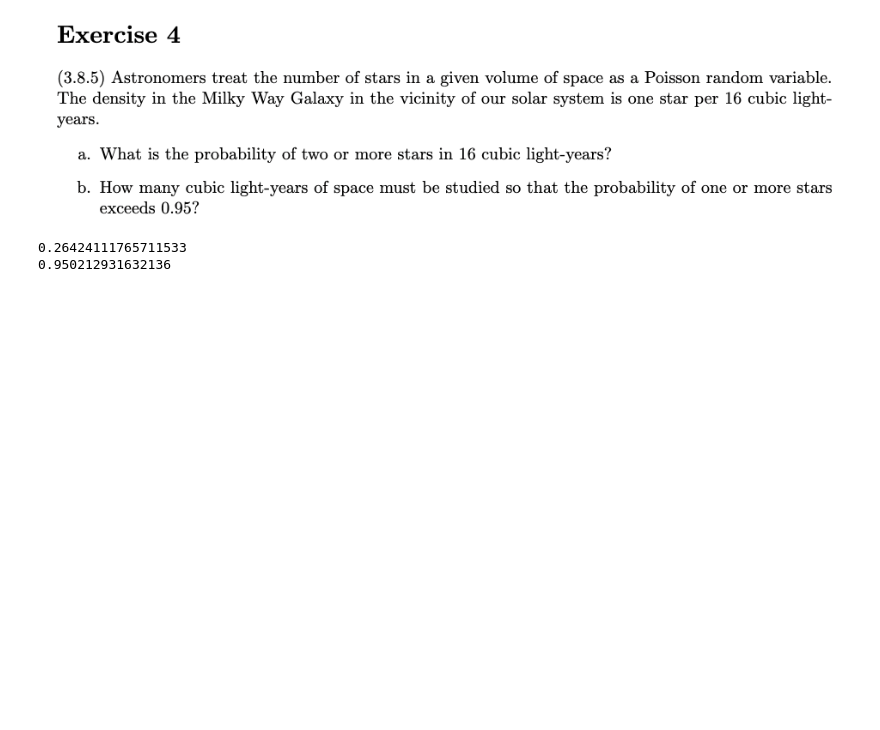
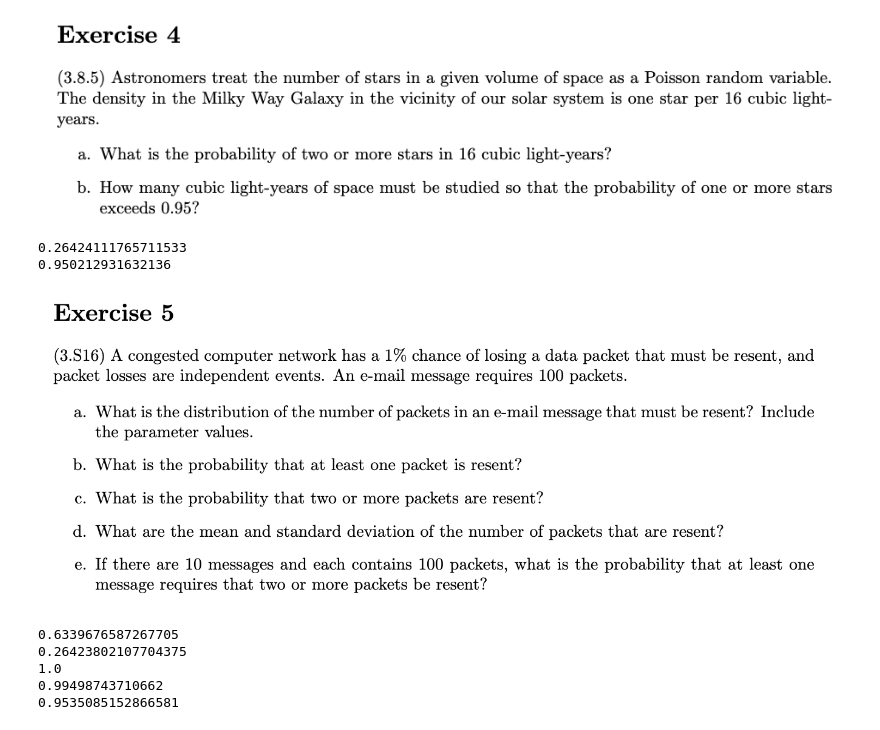
Before and after one commit to LilianBittar/StochasticModellingAndProcesses, a Jupyter notebook: session02/s2-problem-set-solutions.ipynb, the cells around one changed output. Drawn from its saved outputs; the diff is of its cells as text; code cells hidden in the pictures; blank space fills up the shorter version.

```diff
--- a/session02/s2-problem-set-solutions.ipynb
+++ b/session02/s2-problem-set-solutions.ipynb
@@ -115,3 +115,43 @@ print(y)
 # %% [output]
 0.26424111765711533
 0.950212931632136
+# %%
+Image('https://cdn.mathpix.com/snip/images/AbC0ADTya7GpmGDM-INbWpXdn-IxUqp3hrJMdi0CL1Y.original.fullsize.png')
+# %% [output]
+[figure, added]
+# %%
+#a)
+# X – Binomial(n = 100, p = 0.01)
+
+#b)
+n = 100
+p = 0.01
+result = binom.sf(0, n, p)
+print(result)
+
+#c)
+result1 = binom.sf(1, n, p)
+print(result1)
+
+#d)
+result2 = binom.mean(n, p)
+print(result2)
+
+standerDev = binom.std(n, p)
+print(standerDev)
+
+#e)
+# binom.sf(100, 0, 0.01) - probability that at least 2 or more packets need to be resend out of a 100 for one message  )
+# Y – Binomial(n = 10, binom.sf(1, 100, 0.01) )
+
+n1 = 10
+p1 = binom.sf(1, 100, 0.01) #here is the prob of a single message to have to resend at least 2 packets out of 100
+
+result3 = binom.sf(0, n1, p1)
+print(result3)
+# %% [output]
+0.6339676587267705
+0.26423802107704375
+1.0
+0.99498743710662
+0.9535085152866581
```
